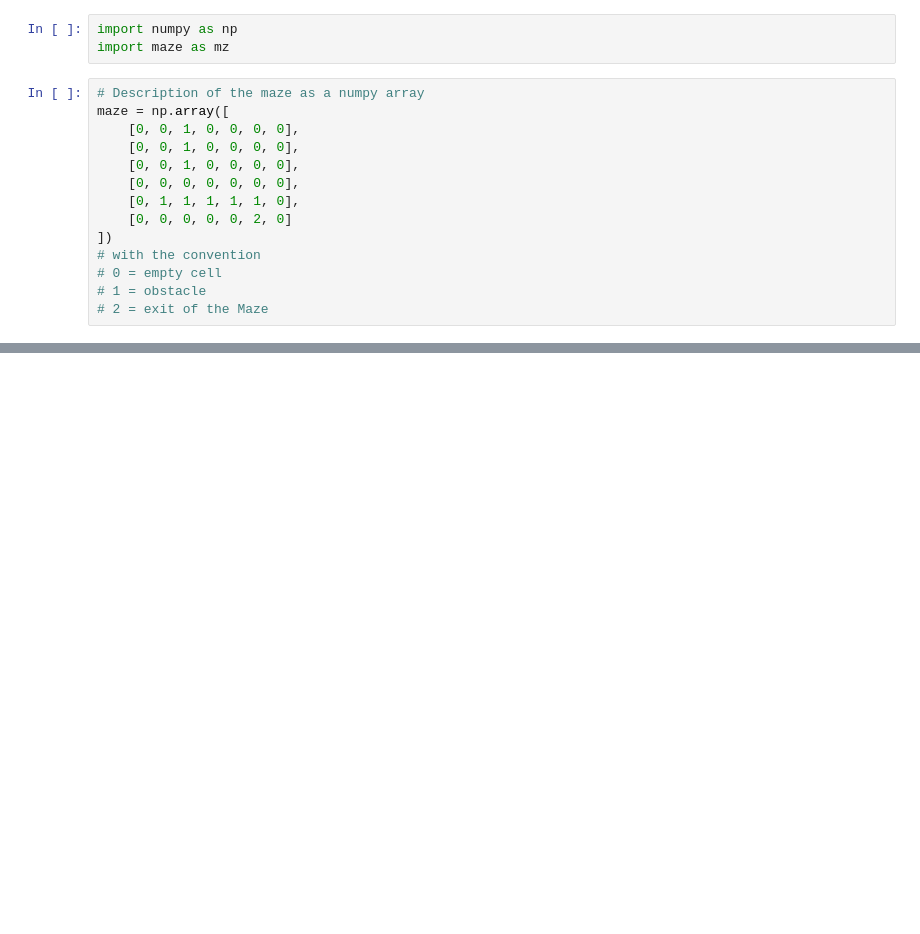
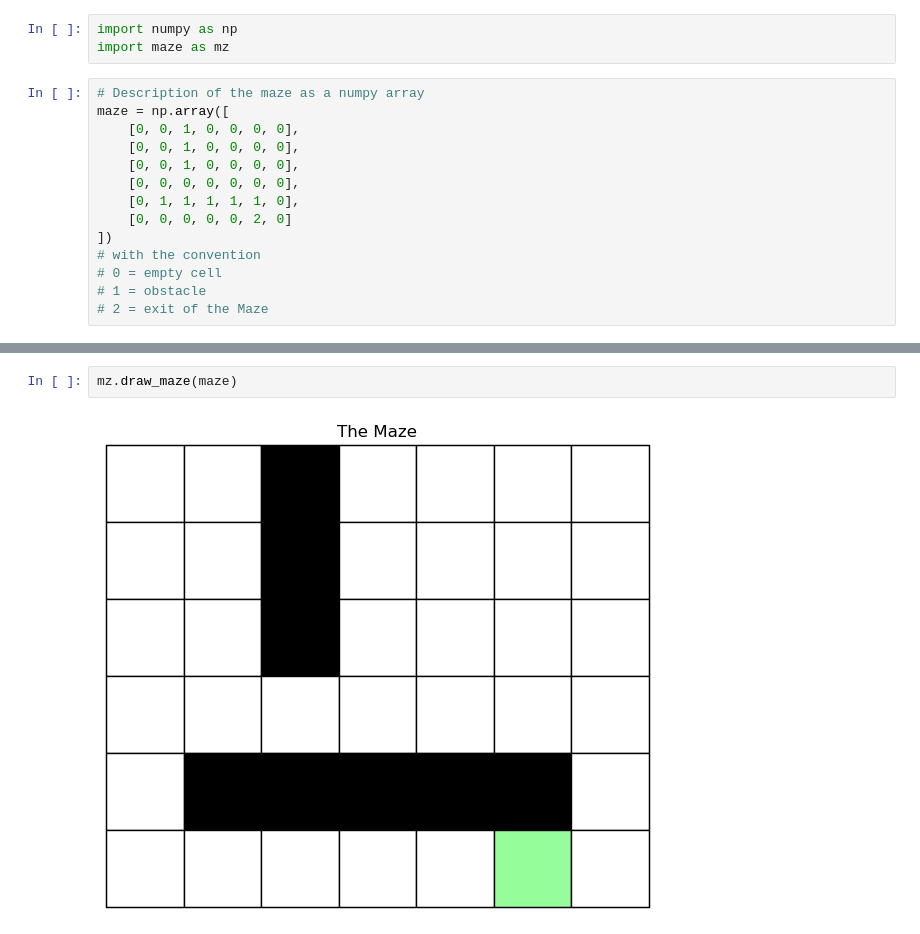
Before and after one commit to citrovin/reinforcement-learning, a Jupyter notebook: lab1/lab1.ipynb, the cells around one changed output, grey strips where cells are left out. Saved outputs shown, nothing was run; the diff lists cells and outputs as text; blank space fills up the shorter version.

```diff
--- a/lab1/lab1.ipynb
+++ b/lab1/lab1.ipynb
@@ -19,0 +22,4 @@ env = mz.Maze(maze)
+# %%
+mz.draw_maze(maze)
+# %% [output]
+[figure, added]
```
Also changed, not shown: parts of 9 cells of this notebook, 1 other file.
